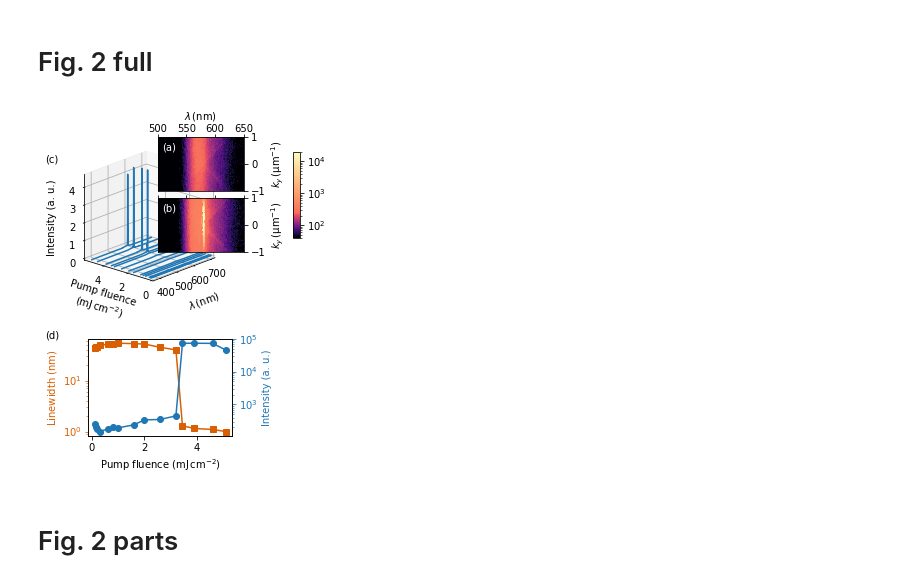
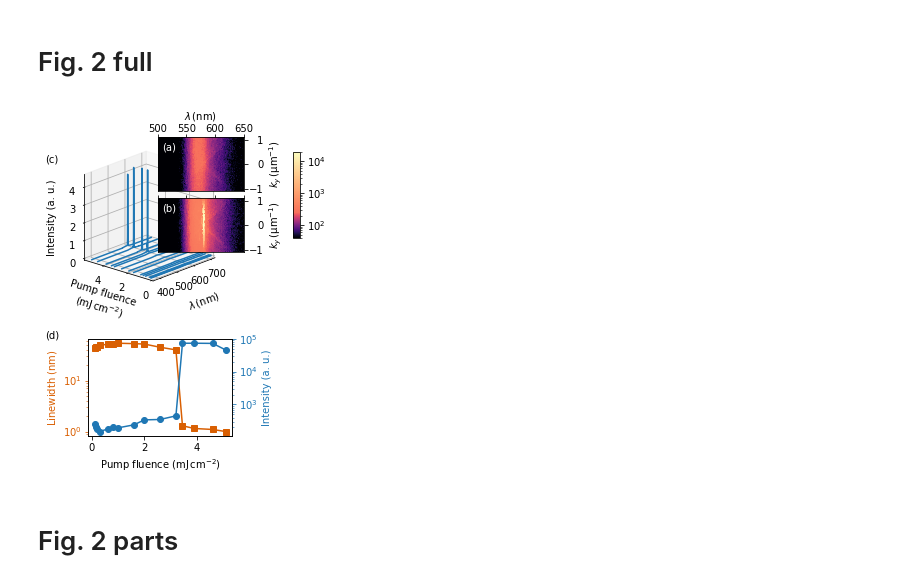
Before and after one commit to texnokrates/qpms-ipynotebooks, a Jupyter notebook: SaraRect/paperfigs.ipynb, the cells around one changed output. Saved outputs shown, nothing was run; the diff lists cells and outputs as text; code cells hidden in the pictures.

Commit message:
SaraRect fig2 tick label tweaks

```diff
--- a/SaraRect/paperfigs.ipynb
+++ b/SaraRect/paperfigs.ipynb
@@ -432,7 +432,7 @@ apumpi = 9
 bpumpi = 13
 
 xrange_nm_f2 = [500,650]
-yrange_invum_f2 = [-1,1]
+yrange_invum_f2 = [-1.1,1.1]
 
 lwcolor = '#d95f02'
 #'#FF7F0E'
@@ -473,10 +473,13 @@ ax_c.xaxis.set_tick_params(pad=0)
 
 ax_b.yaxis.set_label_position("right")
 ax_b.yaxis.set_ticks_position("right")
+#x_b.yaxis.set_ticks_param("right")
 ax_b.set_ylabel('$k_y\,(\mathrm{\mu m}^{-1})$')
 ax_b.xaxis.set_ticks_position("top")
 ax_b.xaxis.set_ticklabels([])
 ax_b.set_xticks([500,550,600,650])
+for l in ax_b.get_yticklabels(): l.set_ha('right')
+ax_b.yaxis.set_tick_params(pad=16)
 #ax_b.set_xlabel()
 ax_a.yaxis.set_label_position("right")
 ax_a.yaxis.set_ticks_position("right")
@@ -486,6 +489,8 @@ ax_a.xaxis.set_ticks_position("top")
 ax_a.set_xticks([500,550,600,650])
 ax_a.set_xlabel('$\lambda\,(\mathrm{nm})$')
 ax_a.xaxis.set_tick_params(pad=0)
+for l in ax_a.get_yticklabels(): l.set_ha('right')
+ax_a.yaxis.set_tick_params(pad=16)
 
 ax_a.set_xlim(xrange_nm_f2)
 ax_a.set_ylim(yrange_invum_f2)
@@ -521,34 +526,34 @@ if plotab:
     lambdas_nm, ks, intensity, _ = measuredata[apumpi][2][2] # 2 = no polarisation
     triang = tri.Triangulation(np.broadcast_to(lambdas_nm[:,ň], ks.shape).flatten()[::preview_roughness_f2], ks.flatten()[::preview_roughness_f2]/1e6)
     im = ax_a.tripcolor(triang, intensity.flatten()[::preview_roughness_f2], rasterized=True, norm=experiment_cbnorm, cmap=thecm)
     lambdas_nm, ks, intensity, _ = measuredata[bpumpi][2][2] # 2 = no polarisation
     triang = tri.Triangulation(np.broadcast_to(lambdas_nm[:,ň], ks.shape).flatten()[::preview_roughness_f2], ks.flatten()[::preview_roughness_f2]/1e6)
     im = ax_b.tripcolor(triang, intensity.flatten()[::preview_roughness_f2], rasterized=True, norm=experiment_cbnorm, cmap=thecm)
     cb = plt.colorbar(im, cax = ax_cbar)
 else:
     ax_cbar.set_yscale('log')
     ax_cbar.set_ylim([40,40000])
     ax_cbar.set_xticks([])
 
 ax_a.text(0.05,0.90, '(a)',
         horizontalalignment='left',
         verticalalignment='top',
         transform=ax_a.transAxes,
         color='white' if plotab else 'black',
         #fontsize = 'x-small'
        )
 ax_b.text(0.05,0.90, '(b)',
         horizontalalignment='left',
         verticalalignment='top',
         transform=ax_b.transAxes,
         color='white' if plotab else 'black',
         #fontsize = 'x-small'
        )
 
 
 f.savefig("figs/Fig2_Marek.pdf", dpi=600)
 # %% [output]
-[figure, old version]
+[figure, new version]
 # %% [markdown]
 # Fig. 2 parts
 # %%
```
